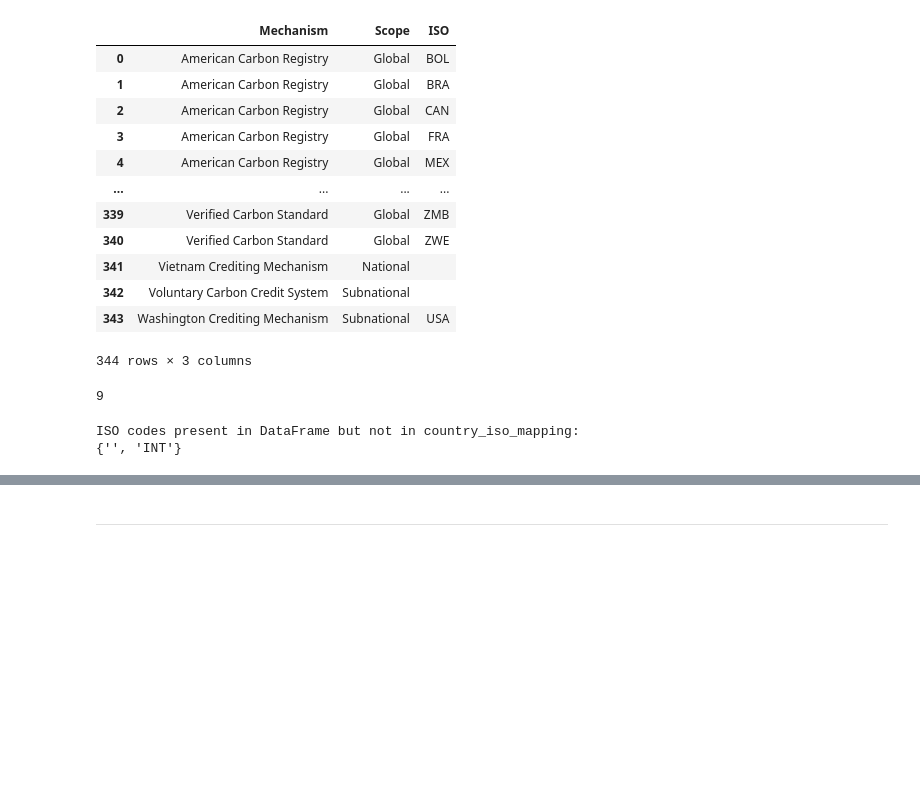
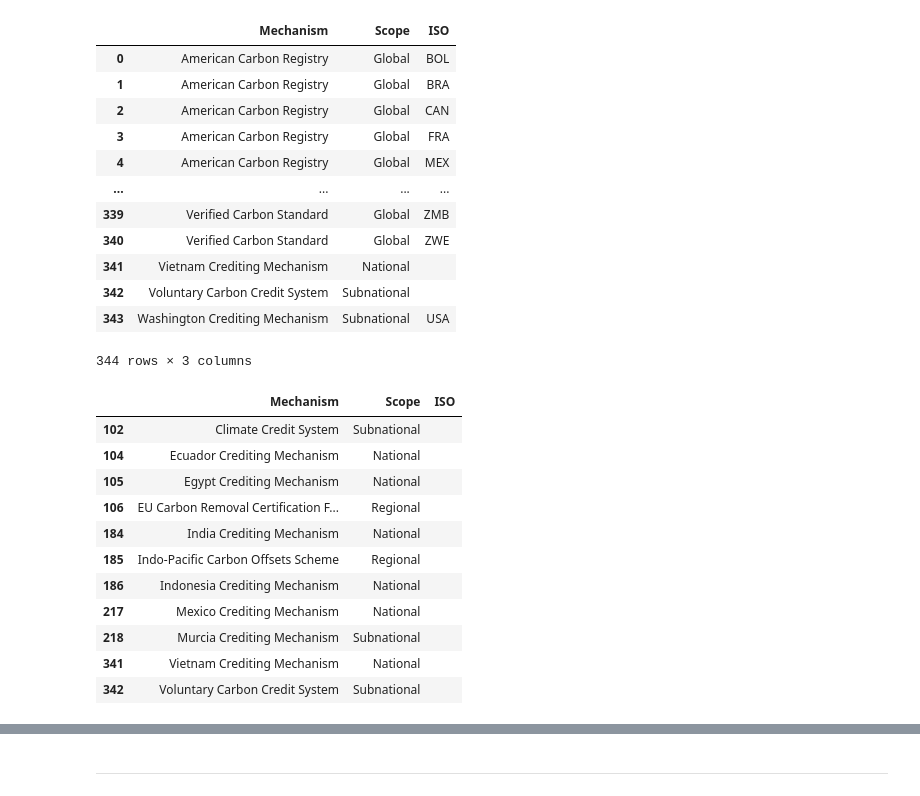
Before and after one commit to harperh0/carbon_trading, a Jupyter notebook: carbon.ipynb, the cells around one changed output, grey strips where cells are left out. Saved outputs shown, nothing was run; the diff lists cells and outputs as text; code cells hidden in the pictures; blank space fills up the shorter version.

```diff
--- a/carbon.ipynb
+++ b/carbon.ipynb
@@ -2073,23 +2073,19 @@ scope_iso
 | 342 | Voluntary Carbon Credit System | Subnational |  |
 | 343 | Washington Crediting Mechanism | Subnational | USA |
 344 rows × 3 columns
-# %%
-# 找出ISO包含中國的所有機制數量（包括Global）
-count = (scope_iso['ISO'] == 'CHN').sum()
-count
-# %% [output]
-9
-# %%
-df_iso_codes = set(scope_iso['ISO'])
-
-# Extract ISO codes from country_iso_mapping
-country_iso_mapping_codes = set(country_iso_mapping.values())
-
-# Find ISO codes present in DataFrame but not in country_iso_mapping
-missing_iso_codes_in_mapping = df_iso_codes - country_iso_mapping_codes
-
-print('ISO codes present in DataFrame but not in country_iso_mapping:')
-print(missing_iso_codes_in_mapping)
-# %% [output]
-ISO codes present in DataFrame but not in country_iso_mapping:
-{'', 'INT'}
+# %%
+blank_iso_rows = scope_iso[scope_iso['ISO'] == '']
+blank_iso_rows
+# %% [output]
+|  | Mechanism | Scope | ISO |
+| 102 | Climate Credit System | Subnational |  |
+| 104 | Ecuador Crediting Mechanism | National |  |
+| 105 | Egypt Crediting Mechanism | National |  |
+| 106 | EU Carbon Removal Certification F... | Regional |  |
+| 184 | India Crediting Mechanism | National |  |
+| 185 | Indo-Pacific Carbon Offsets Scheme | Regional |  |
+| 186 | Indonesia Crediting Mechanism | National |  |
+| 217 | Mexico Crediting Mechanism | National |  |
+| 218 | Murcia Crediting Mechanism | Subnational |  |
+| 341 | Vietnam Crediting Mechanism | National |  |
+| 342 | Voluntary Carbon Credit System | Subnational |  |
```
Also changed, not shown: parts of 8 cells of this notebook.
